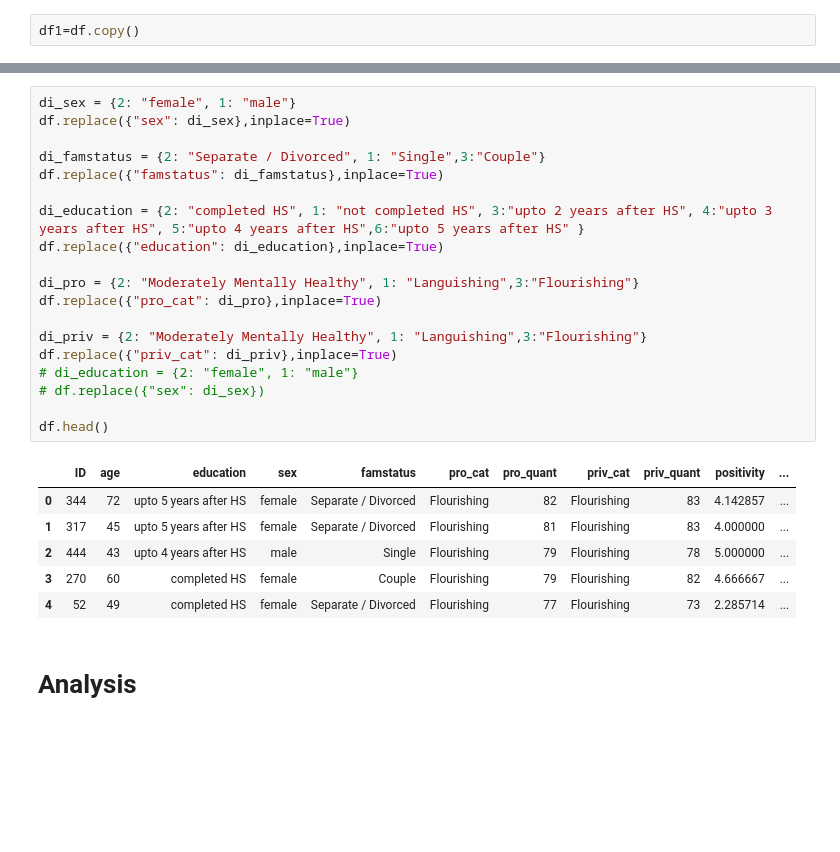
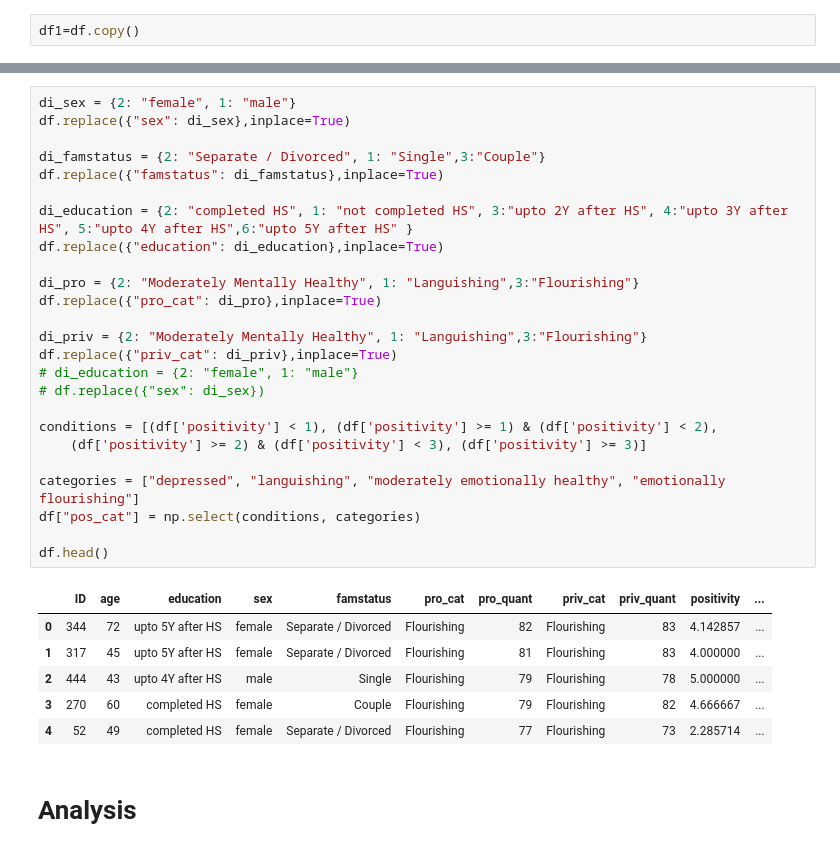
Before and after one commit to dcrey7/emlyon_dsais, a Jupyter notebook: 3.INTRO TO ML/flourishing.ipynb, the cells around one changed output, grey strips where cells are left out. Drawn from its saved outputs; the diff is of its cells as text; blank space fills up the shorter version.

```diff
--- a/3.INTRO TO ML/flourishing.ipynb
+++ b/3.INTRO TO ML/flourishing.ipynb
@@ -58,27 +58,33 @@ memory usage: 21.4 KB
 # %%
 di_sex = {2: "female", 1: "male"}
 df.replace({"sex": di_sex},inplace=True)
 
 di_famstatus = {2: "Separate / Divorced", 1: "Single",3:"Couple"}
 df.replace({"famstatus": di_famstatus},inplace=True)
 
-di_education = {2: "completed HS", 1: "not completed HS", 3:"upto 2 years after HS", 4:"upto 3 years after HS", 5:"upto 4 years after HS",6:"upto 5 years after HS" }
+di_education = {2: "completed HS", 1: "not completed HS", 3:"upto 2Y after HS", 4:"upto 3Y after HS", 5:"upto 4Y after HS",6:"upto 5Y after HS" }
 df.replace({"education": di_education},inplace=True)
 
 di_pro = {2: "Moderately Mentally Healthy", 1: "Languishing",3:"Flourishing"}
 df.replace({"pro_cat": di_pro},inplace=True)
 
 di_priv = {2: "Moderately Mentally Healthy", 1: "Languishing",3:"Flourishing"}
 df.replace({"priv_cat": di_priv},inplace=True)
 # di_education = {2: "female", 1: "male"}
 # df.replace({"sex": di_sex})
 
+conditions = [(df['positivity'] < 1), (df['positivity'] >= 1) & (df['positivity'] < 2),
+    (df['positivity'] >= 2) & (df['positivity'] < 3), (df['positivity'] >= 3)]
+
+categories = ["depressed", "languishing", "moderately emotionally healthy", "emotionally flourishing"]
+df["pos_cat"] = np.select(conditions, categories)
+
 df.head()
 # %% [output]
 |  | ID | age | education | sex | famstatus | pro_cat | pro_quant | priv_cat | priv_quant | positivity | ... |
-| 0 | 344 | 72 | upto 5 years after HS | female | Separate / Divorced | Flourishing | 82 | Flourishing | 83 | 4.142857 | ... |
-| 1 | 317 | 45 | upto 5 years after HS | female | Separate / Divorced | Flourishing | 81 | Flourishing | 83 | 4.000000 | ... |
-| 2 | 444 | 43 | upto 4 years after HS | male | Single | Flourishing | 79 | Flourishing | 78 | 5.000000 | ... |
+| 0 | 344 | 72 | upto 5Y after HS | female | Separate / Divorced | Flourishing | 82 | Flourishing | 83 | 4.142857 | ... |
+| 1 | 317 | 45 | upto 5Y after HS | female | Separate / Divorced | Flourishing | 81 | Flourishing | 83 | 4.000000 | ... |
+| 2 | 444 | 43 | upto 4Y after HS | male | Single | Flourishing | 79 | Flourishing | 78 | 5.000000 | ... |
 | 3 | 270 | 60 | completed HS | female | Couple | Flourishing | 79 | Flourishing | 82 | 4.666667 | ... |
 | 4 | 52 | 49 | completed HS | female | Separate / Divorced | Flourishing | 77 | Flourishing | 73 | 2.285714 | ... |
 # %% [markdown]
```
Also changed, not shown: parts of 19 cells of this notebook, 5 other files.
